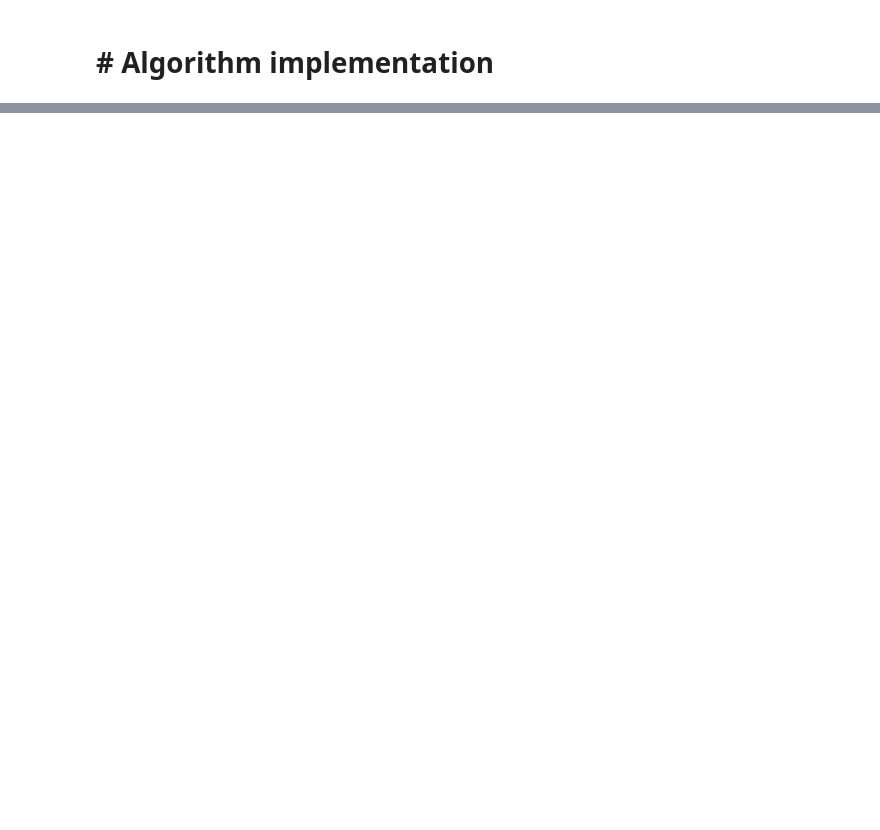
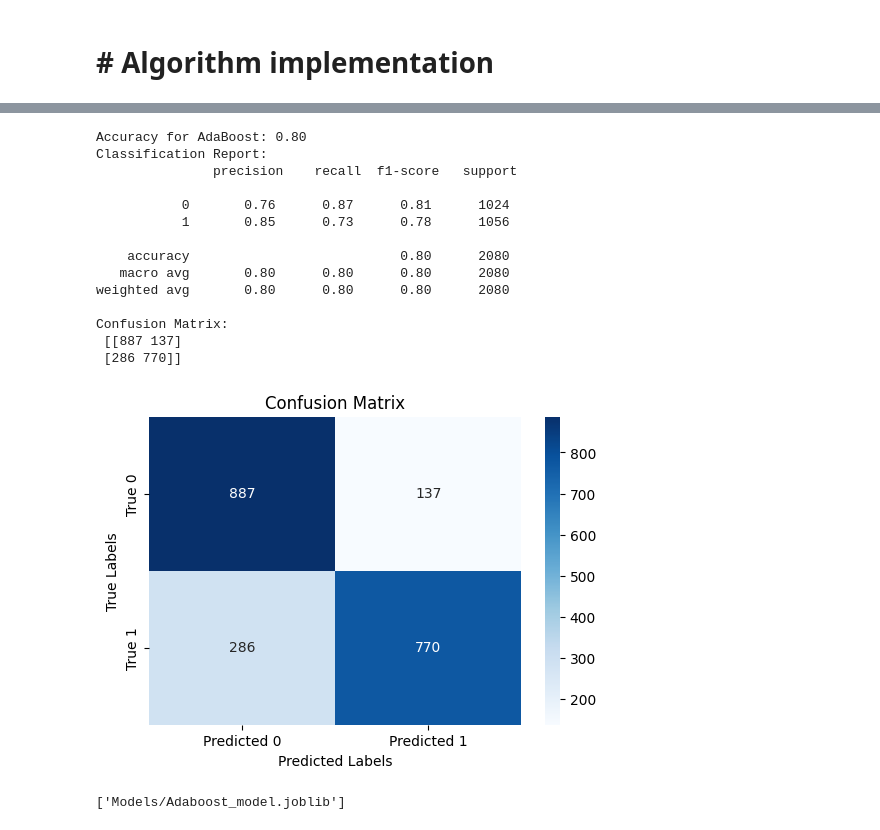
Before and after one commit to lasya0317/phishing-website-and-spam-mail-detection-using-machine-learning, a Jupyter notebook: CODE.ipynb, the cells around one changed output, grey strips where cells are left out. Drawn from its saved outputs; the diff is of its cells as text; code cells hidden in the pictures; blank space fills up the shorter version.

```diff
--- a/CODE.ipynb
+++ b/CODE.ipynb
@@ -617,0 +135,53 @@ plt.show()
+# %%
+# builf AdaBoost model
+
+# Initialize AdaBoost Classifier
+clf = AdaBoostClassifier()
+
+# Train the model
+clf.fit(X_train, y_train)
+
+# Test the model
+y_pred = clf.predict(X_test)
+
+# Calculate the accuracy
+accuracy = accuracy_score(y_test, y_pred)
+print(f'Accuracy for AdaBoost: {accuracy:.2f}')
+
+# Classification report
+report = classification_report(y_test, y_pred)
+print('Classification Report:\n', report)
+
+# Confusion matrix
+conf_matrix = confusion_matrix(y_test, y_pred)
+print("Confusion Matrix:\n", conf_matrix)
+
+# Plotting the confusion matrix
+plt.figure(figsize=(6, 4))
+sns.heatmap(conf_matrix, annot=True, fmt='d', cmap='Blues',
+             xticklabels=['Predicted 0', 'Predicted 1'],
+             yticklabels=['True 0', 'True 1'])
+plt.xlabel('Predicted Labels')
+plt.ylabel('True Labels')
+plt.title('Confusion Matrix')
+plt.show()
+
+# Save the model
+joblib.dump(clf, 'Models/Adaboost_model.joblib')
+# %% [output]
+Accuracy for AdaBoost: 0.80
+Classification Report:
+               precision    recall  f1-score   support
+
+           0       0.76      0.87      0.81      1024
+           1       0.85      0.73      0.78      1056
+
+    accuracy                           0.80      2080
+   macro avg       0.80      0.80      0.80      2080
+weighted avg       0.80      0.80      0.80      2080
+
+Confusion Matrix:
+ [[887 137]
+ [286 770]]
+[figure, added]
+['Models/Adaboost_model.joblib']
```
Also changed, not shown: parts of 77 cells of this notebook.
